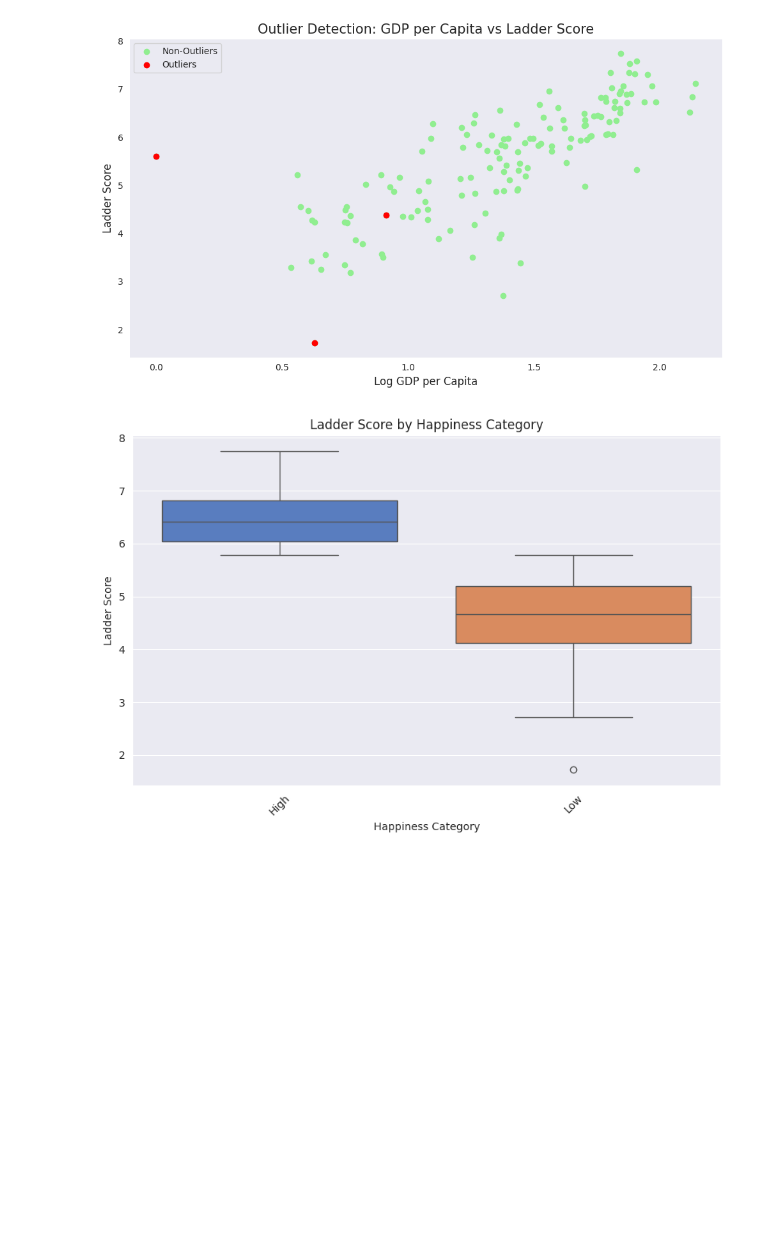
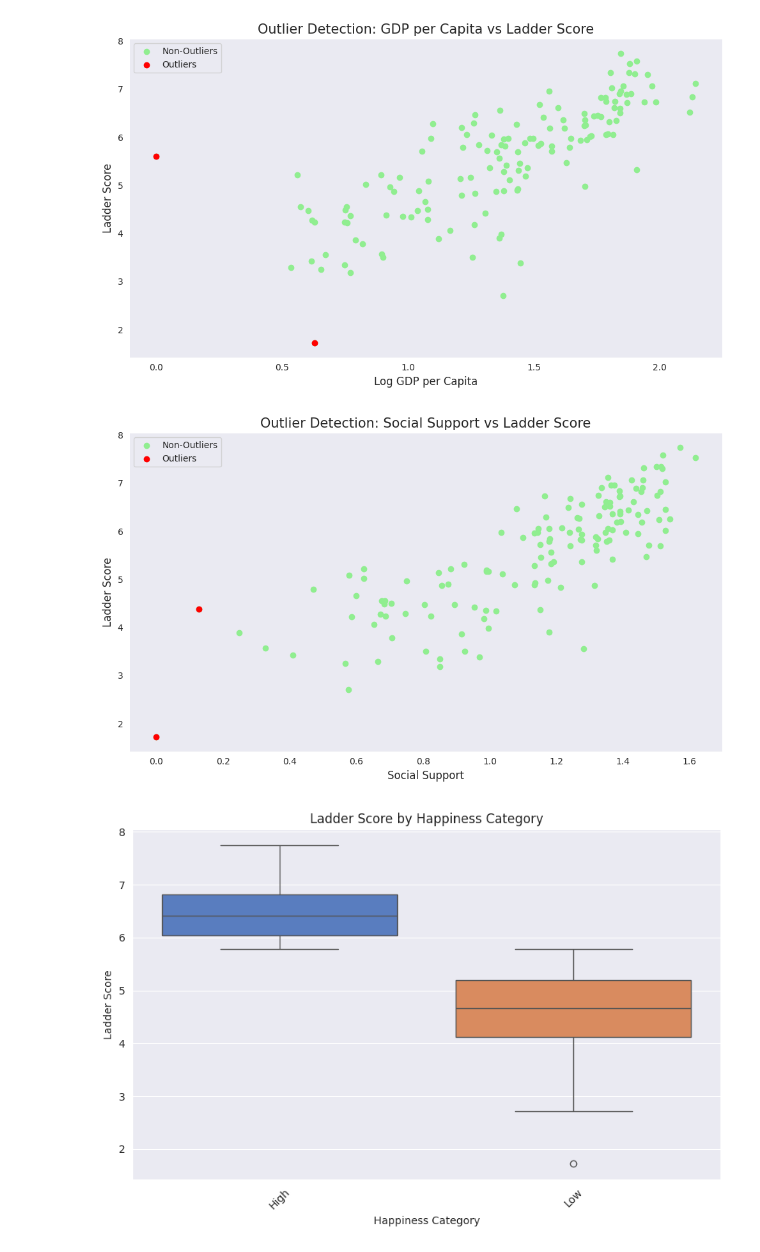
Before and after one commit to Diwash17/5CS037-Final-Portfolio-WHR-2024-, a Jupyter notebook: 2407736_DiwashAdhikari.ipynb, the cells around one changed output. Cells and saved outputs as stored; diff of their text form; code cells hidden in the pictures; blank space fills up the shorter version.

```diff
--- a/2407736_DiwashAdhikari.ipynb
+++ b/2407736_DiwashAdhikari.ipynb
@@ -381,0 +383,11 @@ outliers[['country_name','ladder_score','log_gdp_per_capita','social_support']]
+# %%
+outliers_ladder_social = World_Happiness_Report[
+    (World_Happiness_Report["ladder_score"] < ladder_score_lower_bound) |
+    (World_Happiness_Report["ladder_score"] > ladder_score_upper_bound) |
+    (World_Happiness_Report["social_support"] < social_support_lower_bound) |
+    (World_Happiness_Report["social_support"] > social_support_upper_bound)
+]
+
+# Print the number of outliers detected for ladder_score & social_support
+print(f"Number of outliers based on ladder_score & social_support: {len(outliers_ladder_social)}")
+outliers_ladder_social
@@ -392,6 +409,19 @@ plt.tight_layout()
 plt.show()
 # %% [output]
 [figure]
+# %%
+plt.figure(figsize=(10, 6))
+plt.scatter(World_Happiness_Report["social_support"], World_Happiness_Report["ladder_score"], color="lightgreen", label="Non-Outliers")
+plt.scatter(outliers_ladder_social["social_support"], outliers_ladder_social["ladder_score"], color="red", label="Outliers")
+plt.title("Outlier Detection: Social Support vs Ladder Score", fontsize=15)
+plt.xlabel("Social Support", fontsize=12)
+plt.ylabel("Ladder Score", fontsize=12)
+plt.legend()
+plt.grid()
+plt.tight_layout()
+plt.show()
+# %% [output]
+[figure, added]
 # %%
 plt.figure(figsize=(10, 6))
 sns.boxplot(x='happiness_category', y='ladder_score', data=World_Happiness_Report, palette='muted')
```
Also changed, not shown: parts of 77 cells of this notebook.
